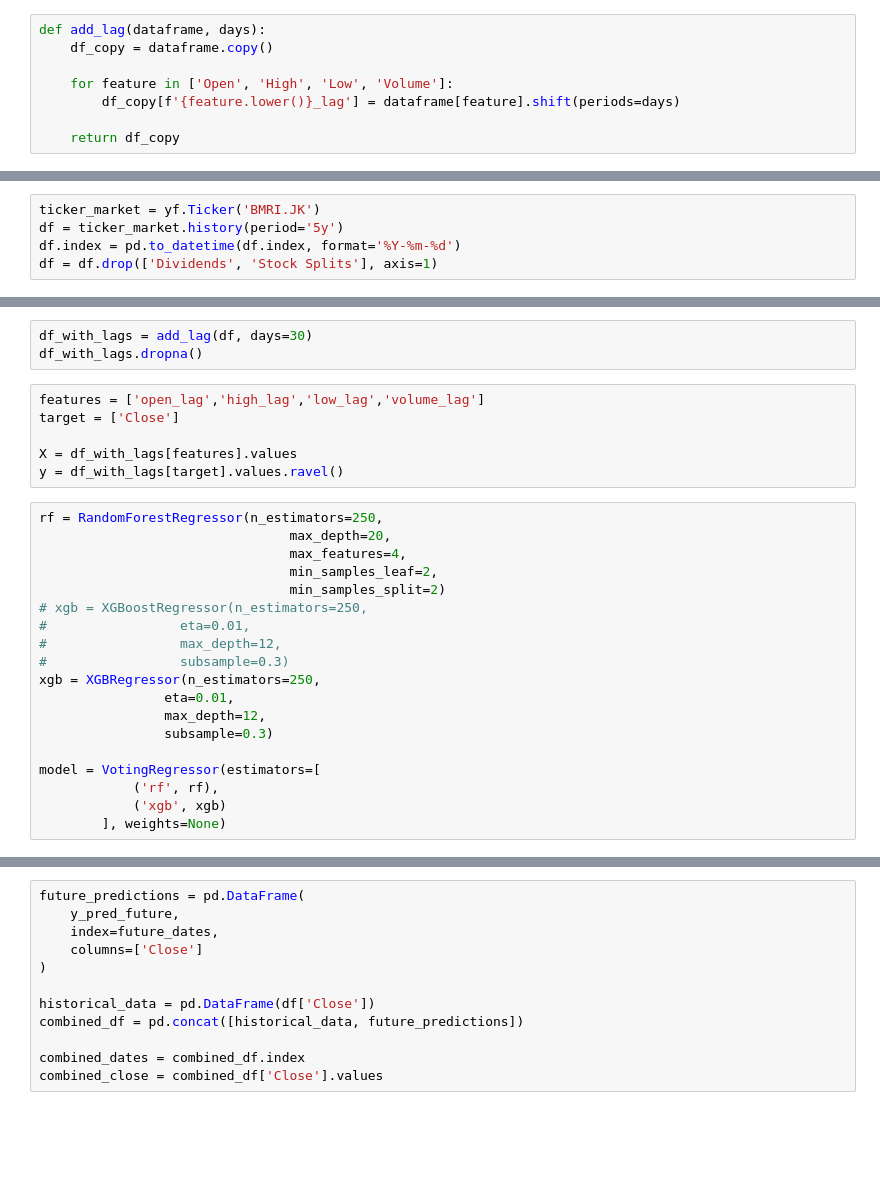
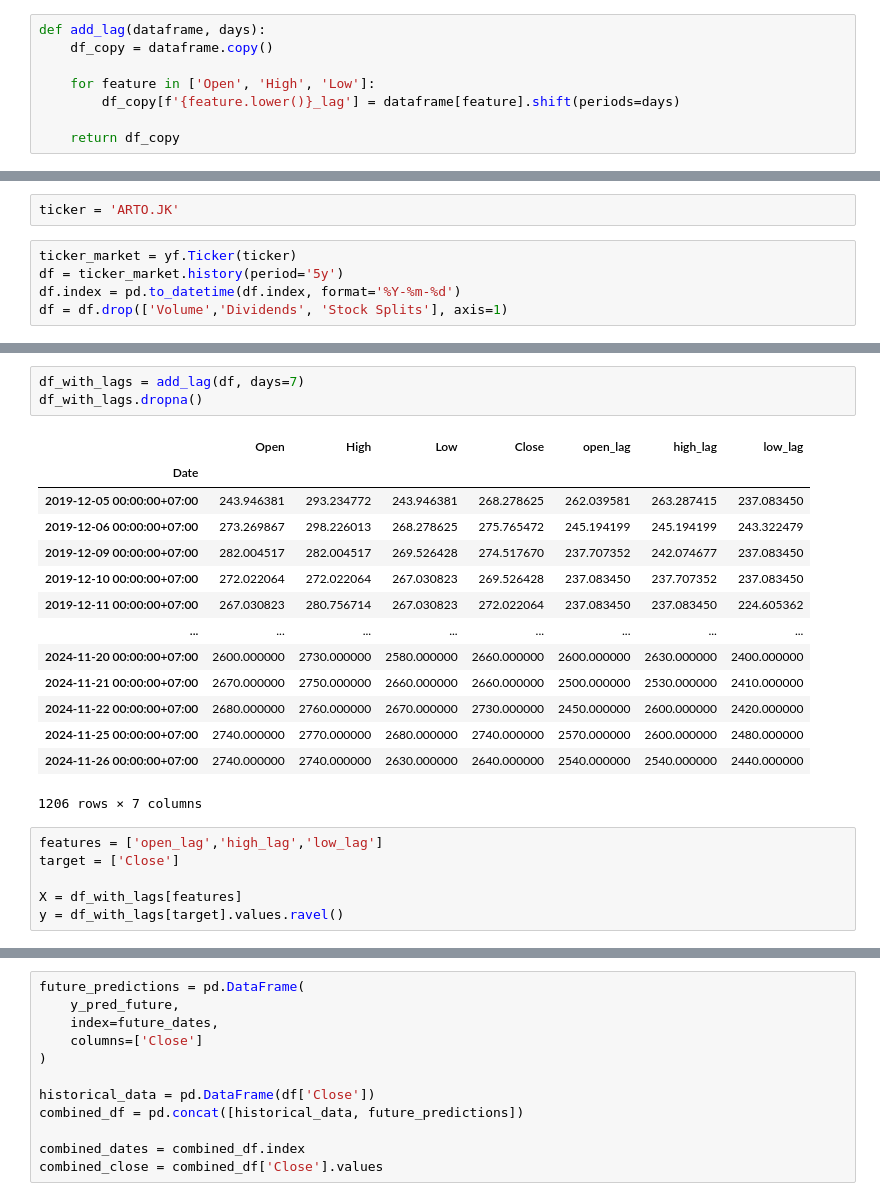
Before and after one commit to Kydens/prediksi-IDX-LQ45-Bank, a Jupyter notebook: test.ipynb, the cells around one changed output, grey strips where cells are left out. Saved outputs shown, nothing was run; the diff lists cells and outputs as text; blank space fills up the shorter version.

```diff
--- a/test.ipynb
+++ b/test.ipynb
@@ -11,7 +10,7 @@ import matplotlib.pyplot as plt
 def add_lag(dataframe, days):
     df_copy = dataframe.copy()
 
-    for feature in ['Open', 'High', 'Low', 'Volume']:
+    for feature in ['Open', 'High', 'Low']:
         df_copy[f'{feature.lower()}_lag'] = dataframe[feature].shift(periods=days)
 
     return df_copy
@@ -46,7 +32,9 @@ def prepare_future_data(df, days_to_predict):
+# %%
+ticker = 'ARTO.JK'
 # %%
-ticker_market = yf.Ticker('BMRI.JK')
+ticker_market = yf.Ticker(ticker)
 df = ticker_market.history(period='5y')
 df.index = pd.to_datetime(df.index, format='%Y-%m-%d')
-df = df.drop(['Dividends', 'Stock Splits'], axis=1)
+df = df.drop(['Volume','Dividends', 'Stock Splits'], axis=1)
 # %%
 df
@@ -53,28 +56,24 @@ df
 # %%
-df_with_lags = add_lag(df, days=30)
+df_with_lags = add_lag(df, days=7)
 df_with_lags.dropna()
+# %% [output]
+|  | Open | High | Low | Close | open_lag | high_lag | low_lag |
+| Date |  |  |  |  |  |  |  |
+| 2019-12-05 00:00:00+07:00 | 243.946381 | 293.234772 | 243.946381 | 268.278625 | 262.039581 | 263.287415 | 237.083450 |
+| 2019-12-06 00:00:00+07:00 | 273.269867 | 298.226013 | 268.278625 | 275.765472 | 245.194199 | 245.194199 | 243.322479 |
+| 2019-12-09 00:00:00+07:00 | 282.004517 | 282.004517 | 269.526428 | 274.517670 | 237.707352 | 242.074677 | 237.083450 |
+| 2019-12-10 00:00:00+07:00 | 272.022064 | 272.022064 | 267.030823 | 269.526428 | 237.083450 | 237.707352 | 237.083450 |
+| 2019-12-11 00:00:00+07:00 | 267.030823 | 280.756714 | 267.030823 | 272.022064 | 237.083450 | 237.083450 | 224.605362 |
+| ... | ... | ... | ... | ... | ... | ... | ... |
+| 2024-11-20 00:00:00+07:00 | 2600.000000 | 2730.000000 | 2580.000000 | 2660.000000 | 2600.000000 | 2630.000000 | 2400.000000 |
+| 2024-11-21 00:00:00+07:00 | 2670.000000 | 2750.000000 | 2660.000000 | 2660.000000 | 2500.000000 | 2530.000000 | 2410.000000 |
+| 2024-11-22 00:00:00+07:00 | 2680.000000 | 2760.000000 | 2670.000000 | 2730.000000 | 2450.000000 | 2600.000000 | 2420.000000 |
+| 2024-11-25 00:00:00+07:00 | 2740.000000 | 2770.000000 | 2680.000000 | 2740.000000 | 2570.000000 | 2600.000000 | 2480.000000 |
+| 2024-11-26 00:00:00+07:00 | 2740.000000 | 2740.000000 | 2630.000000 | 2640.000000 | 2540.000000 | 2540.000000 | 2440.000000 |
+1206 rows × 7 columns
 # %%
-features = ['open_lag','high_lag','low_lag','volume_lag']
+features = ['open_lag','high_lag','low_lag']
 target = ['Close']
 
-X = df_with_lags[features].values
+X = df_with_lags[features]
 y = df_with_lags[target].values.ravel()
-# %%
-rf = RandomForestRegressor(n_estimators=250,
-                                max_depth=20,
-                                max_features=4,
-                                min_samples_leaf=2,
-                                min_samples_split=2)
-# xgb = XGBoostRegressor(n_estimators=250,
-#                 eta=0.01,
-#                 max_depth=12,
-#                 subsample=0.3)
-xgb = XGBRegressor(n_estimators=250,
-                eta=0.01,
-                max_depth=12,
-                subsample=0.3)
-
-model = VotingRegressor(estimators=[
-            ('rf', rf),
-            ('xgb', xgb)
-        ], weights=None)
```
Also changed, not shown: parts of 14 cells of this notebook, 4 other files.
